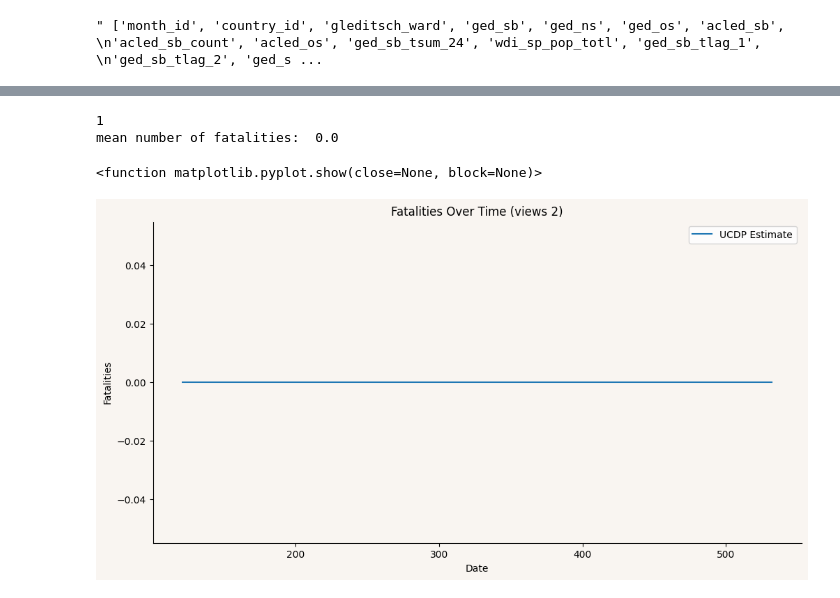
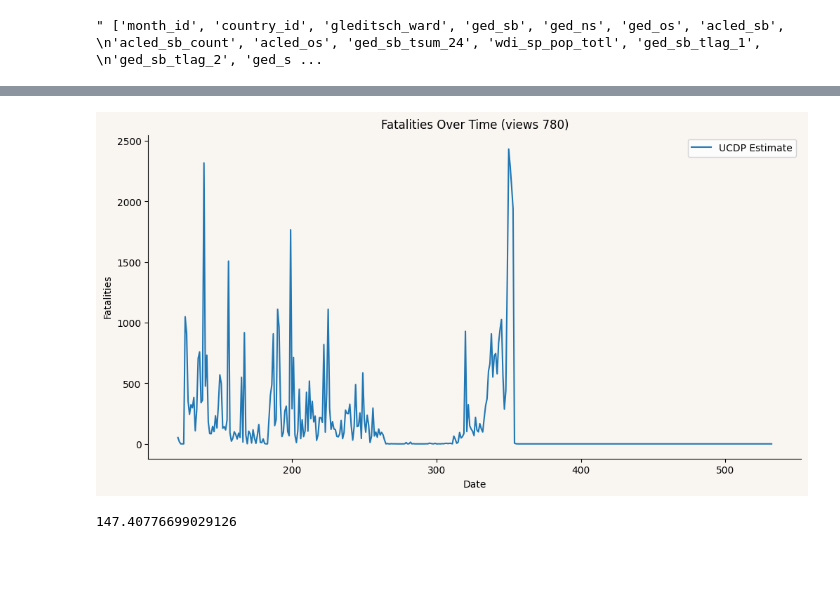
Before and after one commit to kaylanhua/conflicts, a Jupyter notebook: eda/cleaning_views.ipynb, the cells around one changed output, grey strips where cells are left out. Saved outputs shown, nothing was run; the diff lists cells and outputs as text; code cells hidden in the pictures; blank space fills up the shorter version.

Commit message:
rf views

```diff
--- a/eda/cleaning_views.ipynb
+++ b/eda/cleaning_views.ipynb
@@ -89,31 +94,18 @@ mean number of fatalities:  0.0
 # number of entries per country - always around 400, for 154 countries it is 412
 # {country: len(features[features["country_id"] == country]) for country in features.country_id.unique()}
 # pd.Series([len(features[features["country_id"] == country]) for country in features.country_id.unique()]).value_counts()
-# %%
-country_id = 1
-cleaner = VIEWSCleaner(filename, country_id)
-features = cleaner.features
-# %% [output]
-1
-mean number of fatalities:  0.0
-# %%
-data = cleaner.features
-
-dates = data["month_id"]
-target = data["ged_sb"]
-
-plt.figure(figsize=(12, 6))
-plt.plot(dates, target, label='UCDP Estimate')  # Changed plot to scatterplot
-plt.xlabel('Date')
-plt.ylabel('Fatalities')
-plt.gca().set_facecolor('#F9F5F1')
-plt.gca().spines['top'].set_color('#F9F5F1')
-plt.gca().spines['right'].set_color('#F9F5F1')
-plt.gcf().set_facecolor('#F9F5F1')
-
-plt.title(f'Fatalities Over Time (views {country_id})')
-plt.legend()
-plt.show
-# %% [output]
-<function matplotlib.pyplot.show(close=None, block=None)>
-[figure, removed]
+# %%
+# example of using the component cleaner
+gw_id = 780
+## 700: afghanistan
+## 780: sri lanka
+
+cleaner = VIEWSCleaner(filename, gw_id)
+country_features = cleaner.features
+cleaner.plot()
+# %% [output]
+[figure, added]
+# %%
+country_features['ged_sb'].mean()
+# %% [output]
+147.40776699029126
```
Also changed, not shown: parts of 4 cells of this notebook, 3 other files.
